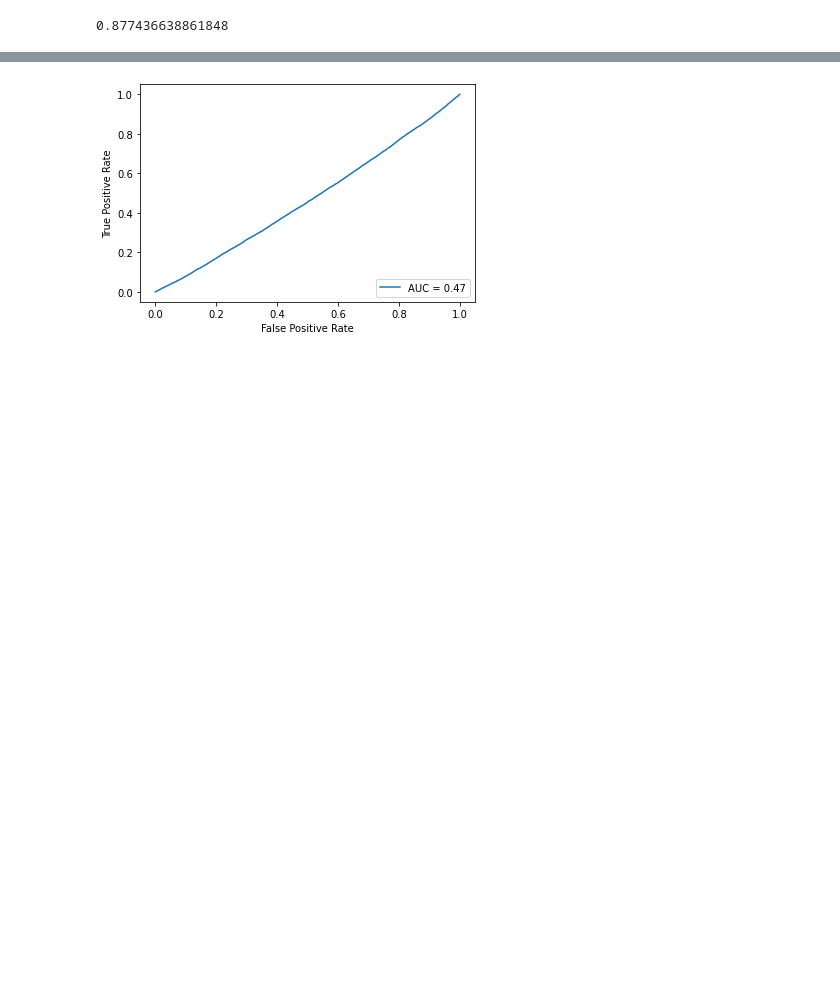
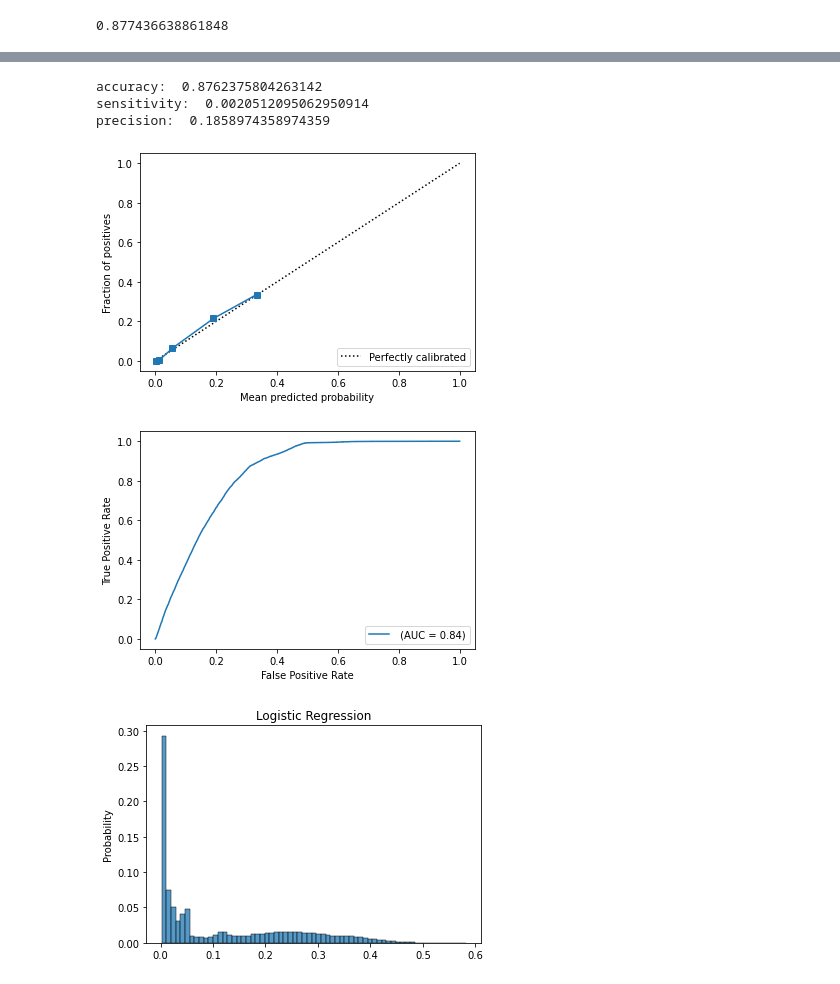
Before and after one commit to Johannes-Gross/business-analytics, a Jupyter notebook: insurance-jg.ipynb, the cells around one changed output, grey strips where cells are left out. Cells and saved outputs as stored; diff of their text form; code cells hidden in the pictures; blank space fills up the shorter version.

Commit message:
tried calibration and bigger booster. The later is pickled to avoid retraining

```diff
--- a/insurance-jg.ipynb
+++ b/insurance-jg.ipynb
@@ -49,18 +51,20 @@ def eval_clf_perf(clf, X_test, y_test):
     print('precision: ', tp/(tp+fp))
 # %%
 ## Displays the calibration curve which helps to evaluate how close the predicted class probabilities correspond to actual probabilites
-def eval_clf_calib(clf, X_test, y_test):
+def eval_clf_calib(clf, X_test, y_test, clf_name=''):
     probs = clf.predict_proba(X_test)[:,1] #probabilities of class 1
     prob_true, prob_pred = calibration_curve(y_test, probs, n_bins=5, strategy='quantile')
-    disp = CalibrationDisplay(prob_true, prob_pred, probs)
+    disp = CalibrationDisplay(prob_true, prob_pred, probs, estimator_name=clf_name)
     disp.plot()
+    plt.show()
 # %%
 ## Calculates the ROC curve and AUC score
-def eval_clf_roc(clf, X_test, y_test):
+def eval_clf_roc(clf, X_test, y_test, clf_name=''):
     fpr, tpr, _ = roc_curve(y_test.values, clf.predict_proba(X_test)[:,1])
     roc_auc = auc(fpr, tpr)
-    display = RocCurveDisplay(fpr=fpr, tpr=tpr, roc_auc=roc_auc)
+    display = RocCurveDisplay(fpr=fpr, tpr=tpr, roc_auc=roc_auc, estimator_name=clf_name)
     display.plot()
+    plt.show()
 # %%
 ## Plot histogram of the predicted class probabilites
 def class_probs_hist(clf, X_test, clf_name=''):
@@ -70,3 +75,10 @@ def class_probs_hist(clf, X_test, clf_name=''):
+# %%
+## Bundle evaluation functions
+def eval_clf(clf, X_test, y_test, clf_name=''):
+    eval_clf_perf(clf, X_test, y_test)
+    eval_clf_calib(clf, X_test, y_test)
+    eval_clf_roc(clf, X_test, y_test)
+    class_probs_hist(clf, X_test, clf_name)
 # %%
 X_train, X_test, y_train, y_test = preprocessing(train)
 # %%
@@ -83,8 +94,11 @@ precision:  0.3727530747398297
 # %%
 lr = LogisticRegression().fit(X_train, y_train)
-eval_clf_perf(lr, X_test, y_test)
-eval_clf_calib(lr, X_test, y_test)
-eval_clf_roc(lr, X_test, y_test)
+eval_clf(lr, X_test, y_test, clf_name='Logistic Regression')
 # %% [output]
+accuracy:  0.8762375804263142
+sensitivity:  0.0020512095062950914
+precision:  0.1858974358974359
-[figure, old version]
+[figure, new version]
+[figure, added]
+[figure, added]
 # %%
```
Also changed, not shown: parts of 9 cells of this notebook, 1 other file.
